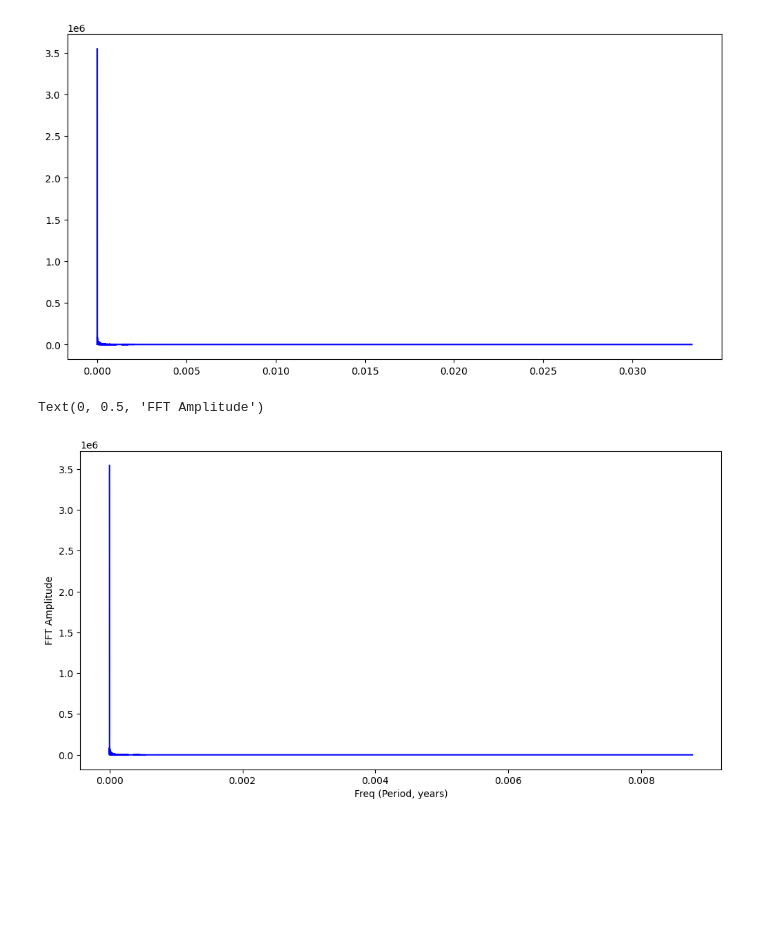
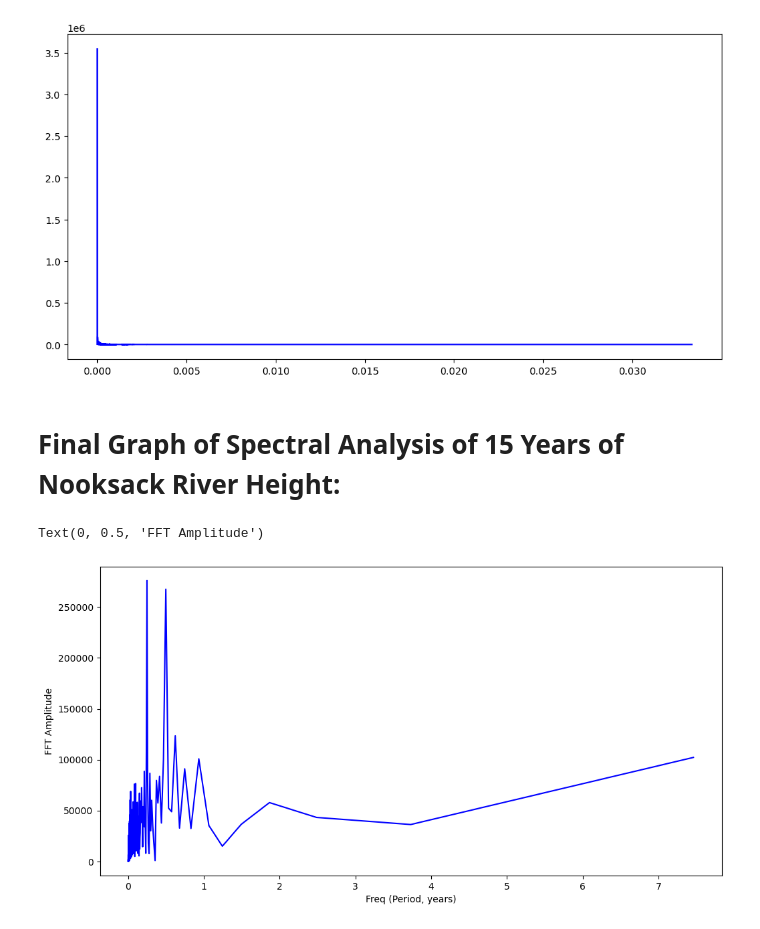
Before and after one commit to tydunn1/Nooksack_River_Analysis, a Jupyter notebook: Final.ipynb, the cells around one changed output. Drawn from its saved outputs; the diff is of its cells as text; code cells hidden in the pictures; blank space fills up the shorter version.

Commit message:
Added (fixed?) spectral analysis. Added explanatory markdown cells. Edited Readme

```diff
--- a/Final.ipynb
+++ b/Final.ipynb
@@ -88,4 +194,7 @@ Text(0.5, 1.0, 'Nooksack River Height vs Precipitation & Temperature')
 # %%
-df_0 = pd.read_csv("CSVs/RiverHeight_15_Years.csv", parse_dates = [4])
-df_0
+df_15 = pd.read_csv("CSVs/RiverHeight_15_Years.csv", parse_dates = [4])
+df_15.drop('Column1', axis = 1, inplace = True)
+df_15.drop('Column3', axis = 1, inplace = True)
+df_15.drop('Column4', axis = 1, inplace = True)
+df_15
 # %% [output]
@@ -113,6 +227,6 @@ Text(0.5, 1.0, 'Nooksack River Height (15 Years)')
 # %%
-height_data = df_0.iloc[:,2].tolist()
-river_height = pd.Series(height_data, index = df_0.Date_Time)
+height_data = df_15.iloc[:,0].tolist()
+river_height = pd.Series(height_data, index = df_15.Date_Time)
 # %%
 #freq = np.fft.fftfreq(samples,t)
 freq_spec = np.fft.fft(river_height.values) #fourier transform
@@ -154,11 +268,15 @@ plt.plot(f_oneside, f_spec_oneside, 'b')
 # %% [output]
 [<matplotlib.lines.Line2D at 0x...>]
 [figure]
+# %% [markdown]
+# Final Graph of Spectral Analysis of 15 Years of Nooksack River Height:
 # %%
 plt.figure(figsize = (12,6))
-plt.plot((f_oneside * 96) / 365, f_spec_oneside, 'b') #convert to years (96 samples a day * 30.41 days/month * 365 days in a year) = 1065800
+plt.plot(1/(f_oneside * 96 * 30) / 365, f_spec_oneside, 'b') #convert to years (1/96 samples a day * 30 days in a month / 365 days in a year)
 plt.xlabel('Freq (Period, years)')
 plt.ylabel('FFT Amplitude')
+#plt.xlim(0, 0.00025)
+#plt.ylim(0,2)
 # %% [output]
 Text(0, 0.5, 'FFT Amplitude')
-[figure, old version]
+[figure, new version]
```
Also changed, not shown: parts of 31 cells of this notebook, 1 other file.
